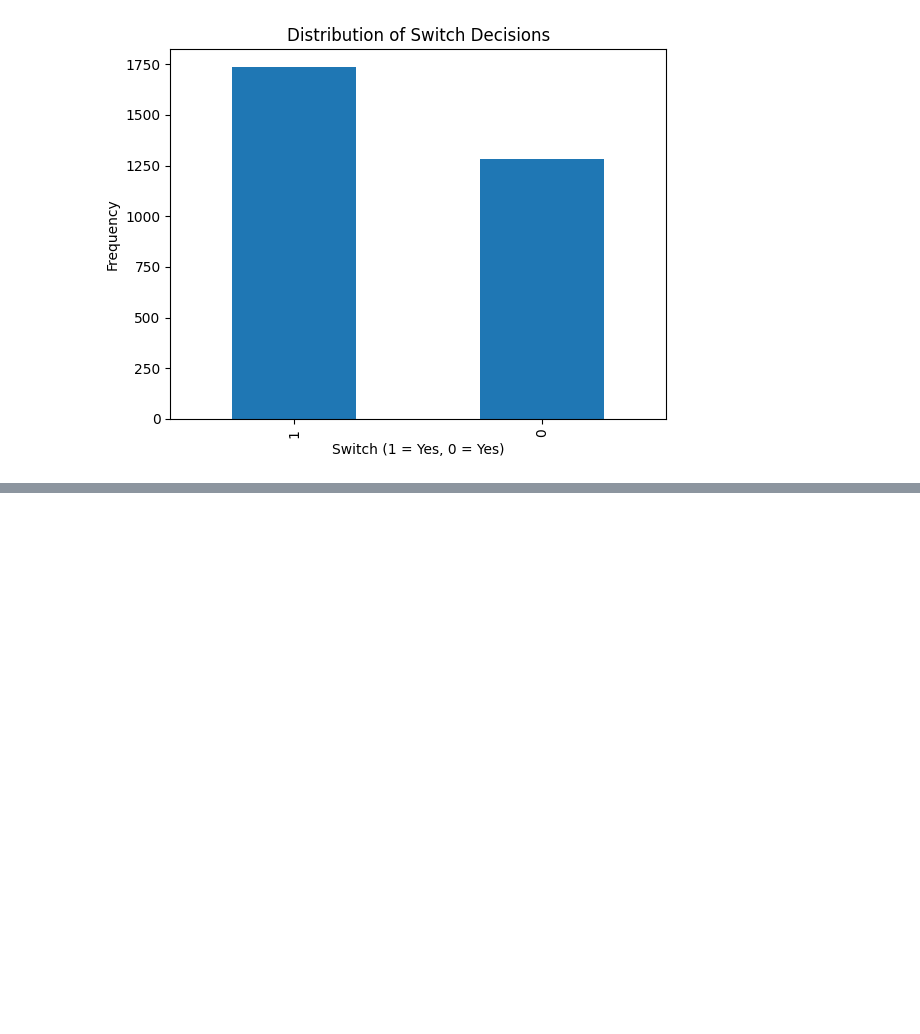
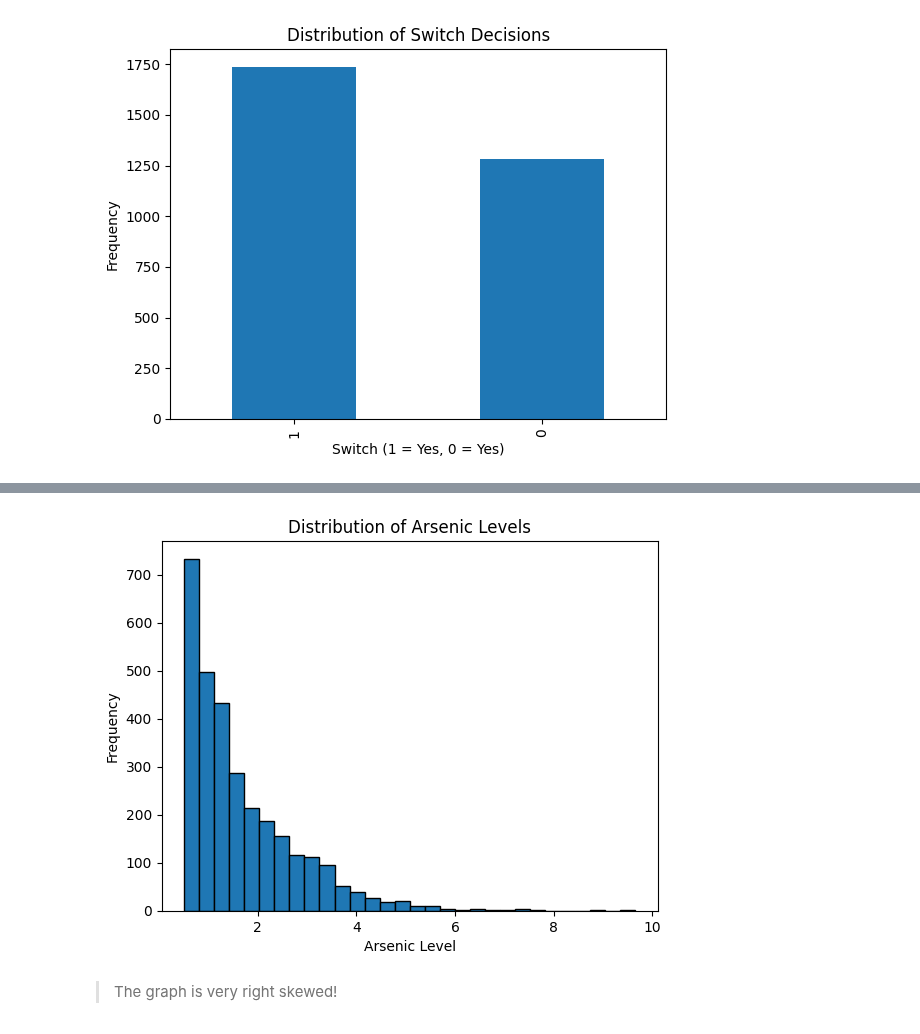
Before and after one commit to Darknight47/Data-Science-Project-01, a Jupyter notebook: logistic_regression.ipynb, the cells around one changed output, grey strips where cells are left out. Saved outputs shown, nothing was run; the diff lists cells and outputs as text; code cells hidden in the pictures; blank space fills up the shorter version.

Commit message:
arsenic

```diff
--- a/logistic_regression.ipynb
+++ b/logistic_regression.ipynb
@@ -63,0 +82,11 @@ plt.show()
+# %%
+# Histogram for 'arsenic'
+plt.hist(dataset['arsenic'], bins=30, edgecolor='k')
+plt.title('Distribution of Arsenic Levels')
+plt.xlabel('Arsenic Level')
+plt.ylabel('Frequency')
+plt.show()
+# %% [output]
+[figure, added]
+# %% [markdown]
+> The graph is very right skewed!
```
Also changed, not shown: parts of 3 cells of this notebook.
